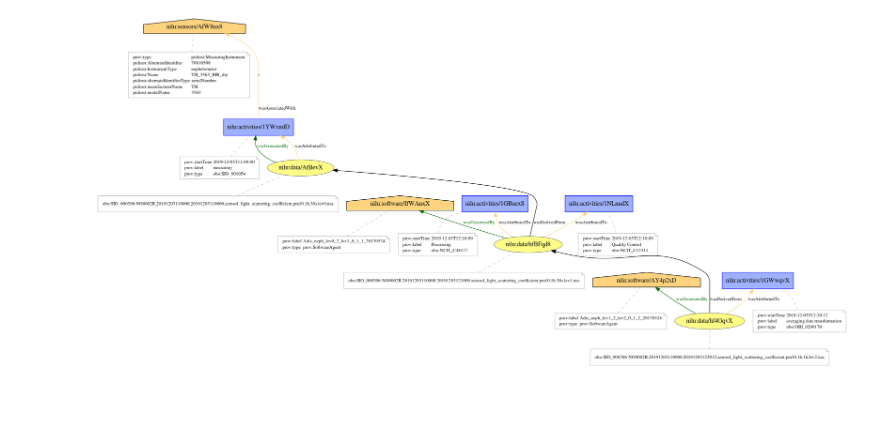
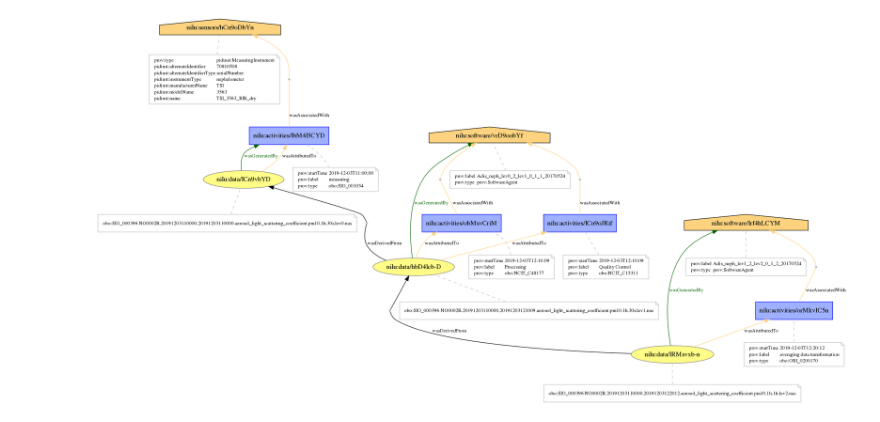
Before and after one commit to ferrighi/provenance-demonstrator, a Jupyter notebook: demonstrator.ipynb, the cells around one changed output. Drawn from its saved outputs; the diff is of its cells as text; code cells hidden in the pictures; blank space fills up the shorter version.

Commit message:
added graph based provenance representation

```diff
--- a/demonstrator.ipynb
+++ b/demonstrator.ipynb
@@ -25,42 +25,45 @@ et2 = prov.entity('nilu:data/{}'.format(sid.generate()), other_attributes={'obo:
 et3 = prov.entity('nilu:data/{}'.format(sid.generate()), other_attributes={'obo:SIO_000396': 'NO0002R.20191203110000.20191203122012.aerosol_light_scattering_coefficient.pm10.1h.1h.lev2.nas'})
 
 ag1 = prov.agent('nilu:sensors/{}'.format(sid.generate()), other_attributes={'prov:type': 'pidinst:MeasuringInstrument',
-                                                                             'pidinst:InstrumentType': 'nephelometer',
+                                                                             'pidinst:instrumentType': 'nephelometer',
                                                                              'pidinst:manufacturerName': 'TSI',
                                                                              'pidinst:modelName': '3563',
-                                                                             'pidinst:Name': 'TSI_3563_BIR_dry',
-                                                                             'pidinst:AlternateIdentifier': '70810508',
+                                                                             'pidinst:name': 'TSI_3563_BIR_dry',
+                                                                             'pidinst:alternateIdentifier': '70810508',
                                                                              'pidinst:alternateIdentifierType': 'serialNumber'})
 ag2 = prov.agent('nilu:software/{}'.format(sid.generate()), other_attributes={'prov:label': 'Adis_neph_lev0_2_lev1_0_1_1_20170524',
                                                                               'prov:type': 'prov:SoftwareAgent'})
 ag3 = prov.agent('nilu:software/{}'.format(sid.generate()), other_attributes={'prov:label': 'Adis_neph_lev1_2_lev2_0_1_2_20170524',
                                                                               'prov:type': 'prov:SoftwareAgent'})
 
 ac1 = prov.activity('nilu:activities/{}'.format(sid.generate()), '2019-12-03T11:00:00', other_attributes={'prov:label': vocab['obo:SIO_001054'],
-                                                                                                                                 'prov:type': 'obo:SIO_001054'})
+                                                                                                          'prov:type': 'obo:SIO_001054'})
 ac2 = prov.activity('nilu:activities/{}'.format(sid.generate()), '2019-12-03T12:10:09', other_attributes={'prov:label': vocab['obo:NCIT_C15311'],
-                                                                                                                              'prov:type': 'obo:NCIT_C15311'})
+                                                                                                          'prov:type': 'obo:NCIT_C15311'})
 ac3 = prov.activity('nilu:activities/{}'.format(sid.generate()), '2019-12-03T12:10:09', other_attributes={'prov:label': vocab['obo:NCIT_C48177'],
-                                                                                                                              'prov:type': 'obo:NCIT_C48177'})
+                                                                                                          'prov:type': 'obo:NCIT_C48177'})
 ac4 = prov.activity('nilu:activities/{}'.format(sid.generate()), '2019-12-03T12:20:12', other_attributes={'prov:label': vocab['obo:OBI_0200170'],
-                                                                                                                              'prov:type': 'obo:OBI_0200170'})
+                                                                                                          'prov:type': 'obo:OBI_0200170'})
 
+prov.wasGeneratedBy(et1, ac1)
 prov.wasAttributedTo(et1, ac1)
-prov.wasGeneratedBy(et1, ac1)
 prov.wasAssociatedWith(ac1, ag1)
 
 prov.wasDerivedFrom(et2, et1)
 prov.wasGeneratedBy(et2, ag2)
 prov.wasAttributedTo(et2, ac2)
 prov.wasAttributedTo(et2, ac3)
+prov.wasAssociatedWith(ac2, ag2)
+prov.wasAssociatedWith(ac3, ag2)
 
 prov.wasDerivedFrom(et3, et2)
 prov.wasGeneratedBy(et3, ag3)
 prov.wasAttributedTo(et3, ac4)
+prov.wasAssociatedWith(ac4, ag3)
 
-prov.serialize('data-provenance.ttl', format='rdf', rdf_format='ttl')
+prov.serialize('data-1.ttl', format='rdf', rdf_format='ttl')
 
 dot = prov_to_dot(prov)
 display(Image(dot.create_png()))
 # %% [output]
-[figure, old version]
+[figure, new version]
```
Also changed, not shown: parts of 3 cells of this notebook, 1 other file.
